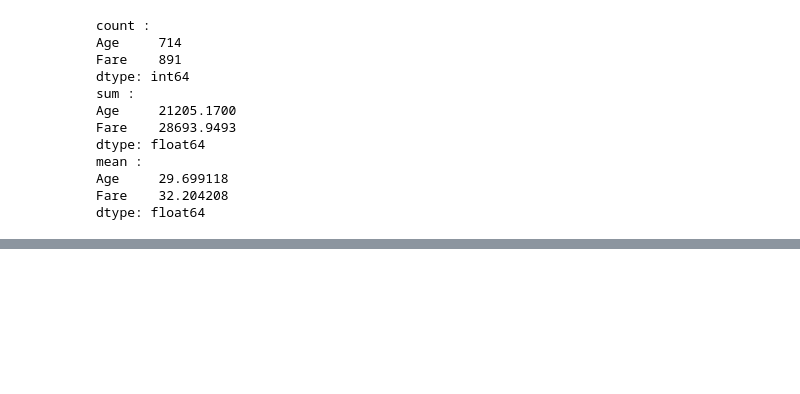
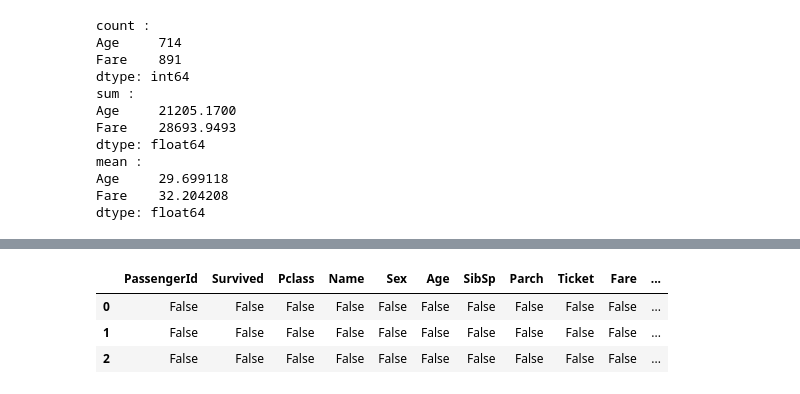
Before and after one commit to JBD-developer/Machine_learning, a Jupyter notebook: Machine01/Ex01/Ex02.ipynb, the cells around one changed output, grey strips where cells are left out. Saved outputs shown, nothing was run; the diff lists cells and outputs as text; code cells hidden in the pictures; blank space fills up the shorter version.

```diff
--- a/Machine01/Ex01/Ex02.ipynb
+++ b/Machine01/Ex01/Ex02.ipynb
@@ -835,0 +921,7 @@ dtype: float64
+# %%
+titanic_df.isna().head(3)
+# %% [output]
+|  | PassengerId | Survived | Pclass | Name | Sex | Age | SibSp | Parch | Ticket | Fare | ... |
+| 0 | False | False | False | False | False | False | False | False | False | False | ... |
+| 1 | False | False | False | False | False | False | False | False | False | False | ... |
+| 2 | False | False | False | False | False | False | False | False | False | False | ... |
```
Also changed, not shown: parts of 29 cells of this notebook.
